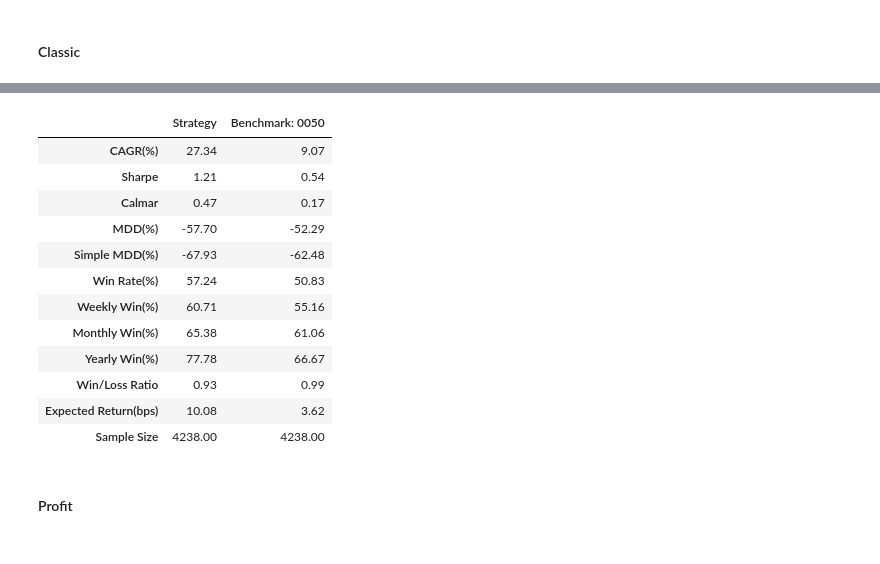
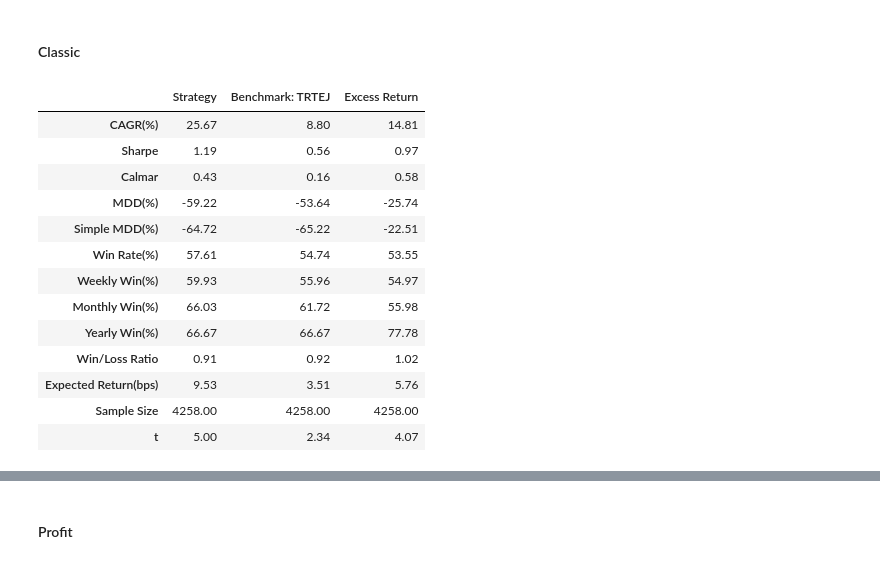
Before and after one commit to DeepLeek-quant/tw-3-factor, a Jupyter notebook: main_temp.ipynb, the cells around one changed output, grey strips where cells are left out. Cells and saved outputs as stored; diff of their text form; code cells hidden in the pictures.

```diff
--- a/main_temp.ipynb
+++ b/main_temp.ipynb
@@ -13,28 +13,30 @@ data = Data()
 # %% [markdown]
 #### Classic
 # %%
-ROE = get_factor(data['常續ROE'])
-MTM = get_factor(data['mtm_3m'])
-PBR = get_factor(-1*data['股價淨值比'])
+ROE = db['常續ROE'].to_rank()
+MTM = (db['收盤價']*db['調整係數']).pct_change(60).to_rank()
+PBR = (-1*db['股價淨值比']).to_rank()
 classic = backtesting(
-    get_rank(ROE+PBR+MTM)>=0.99, # 等權三因子, 並選前 1% 投資
-    rebalance='QR', # 每一季底再平衡 (使用最近一期的財報資料)
-    start='2008',
+    (ROE+PBR+MTM).to_rank()>=0.99,
+    rebalance='QR',
+    start='2008-01-01',
+    report=True,
 )
 # %% [output]
+|  | Strategy | Benchmark: TRTEJ | Excess Return |
+| CAGR(%) | 25.67 | 8.80 | 14.81 |
+| Sharpe | 1.19 | 0.56 | 0.97 |
+| Calmar | 0.43 | 0.16 | 0.58 |
+| MDD(%) | -59.22 | -53.64 | -25.74 |
+| Simple MDD(%) | -64.72 | -65.22 | -22.51 |
+| Win Rate(%) | 57.61 | 54.74 | 53.55 |
+| Weekly Win(%) | 59.93 | 55.96 | 54.97 |
+| Monthly Win(%) | 66.03 | 61.72 | 55.98 |
+| Yearly Win(%) | 66.67 | 66.67 | 77.78 |
+| Win/Loss Ratio | 0.91 | 0.92 | 1.02 |
+| Expected Return(bps) | 9.53 | 3.51 | 5.76 |
+| Sample Size | 4258.00 | 4258.00 | 4258.00 |
+| t | 5.00 | 2.34 | 4.07 |
 [interactive output not drawn]
 [interactive output not drawn]
 [interactive output not drawn]
-|  | Strategy | Benchmark: 0050 |
-| CAGR(%) | 27.34 | 9.07 |
-| Sharpe | 1.21 | 0.54 |
-| Calmar | 0.47 | 0.17 |
-| MDD(%) | -57.70 | -52.29 |
-| Simple MDD(%) | -67.93 | -62.48 |
-| Win Rate(%) | 57.24 | 50.83 |
-| Weekly Win(%) | 60.71 | 55.16 |
-| Monthly Win(%) | 65.38 | 61.06 |
-| Yearly Win(%) | 77.78 | 66.67 |
-| Win/Loss Ratio | 0.93 | 0.99 |
-| Expected Return(bps) | 10.08 | 3.62 |
-| Sample Size | 4238.00 | 4238.00 |
```
Also changed, not shown: parts of 23 cells of this notebook, 1 other file.
